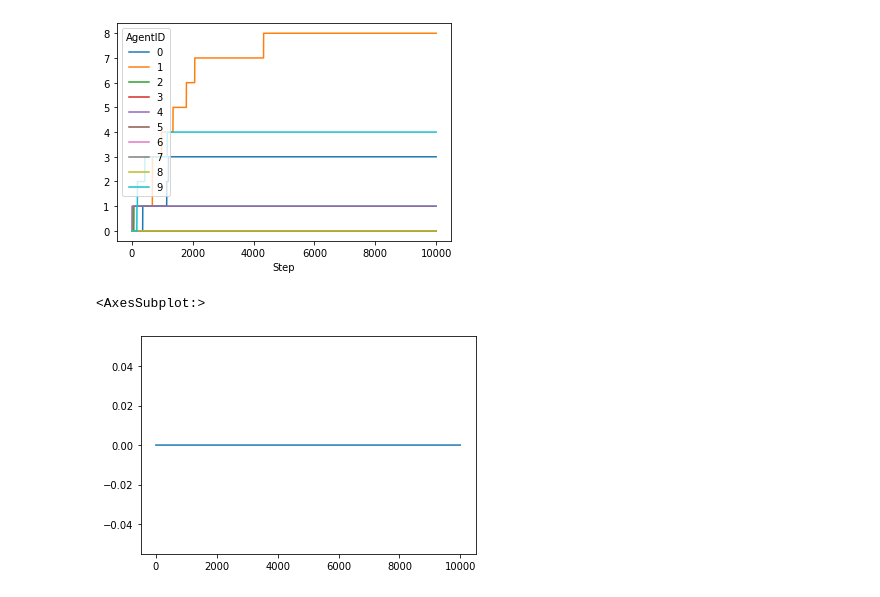
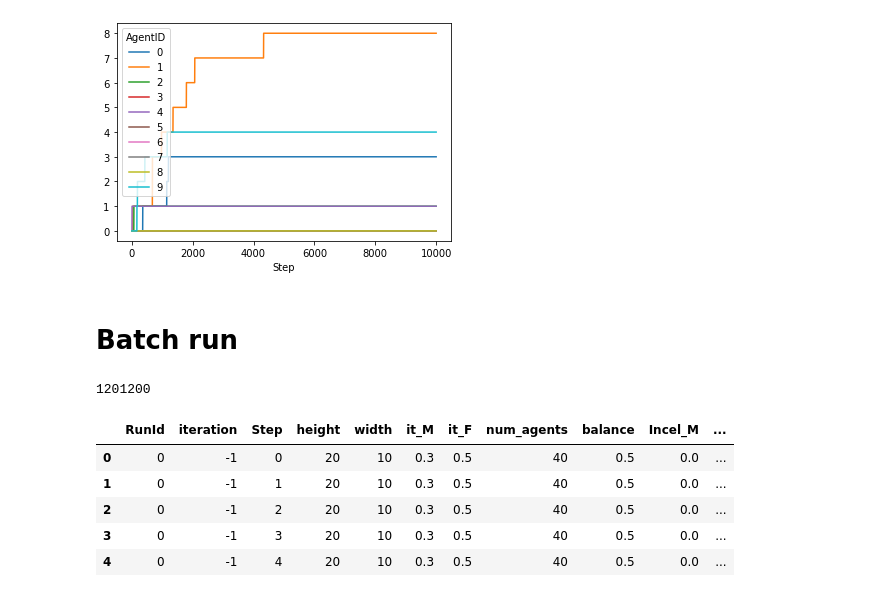
Before and after one commit to LeData/ABM_learning, a Jupyter notebook: testing.ipynb, the cells around one changed output. Cells and saved outputs as stored; diff of their text form; code cells hidden in the pictures.

```diff
--- a/testing.ipynb
+++ b/testing.ipynb
@@ -54,8 +52,5 @@ df["Separations"].unstack().applymap(len).plot();
 df["Rejections"].unstack().applymap(len).plot();
 # %% [output]
 [figure]
-# %%
-mm.datacollector.get_model_vars_dataframe()["Incel_prop"].plot()
-# %% [output]
-<AxesSubplot:>
-[figure, removed]
+# %% [markdown]
+# Batch run
@@ -61,0 +79,14 @@ mm.datacollector.get_model_vars_dataframe()["Incel_prop"].plot()
+# %%
+len(results_s)
+# %% [output]
+1201200
+# %%
+df_s = pd.DataFrame(results_s)
+df_s.head()
+# %% [output]
+|  | RunId | iteration | Step | height | width | it_M | it_F | num_agents | balance | Incel_M | ... |
+| 0 | 0 | -1 | 0 | 20 | 10 | 0.3 | 0.5 | 40 | 0.5 | 0.0 | ... |
+| 1 | 0 | -1 | 1 | 20 | 10 | 0.3 | 0.5 | 40 | 0.5 | 0.0 | ... |
+| 2 | 0 | -1 | 2 | 20 | 10 | 0.3 | 0.5 | 40 | 0.5 | 0.0 | ... |
+| 3 | 0 | -1 | 3 | 20 | 10 | 0.3 | 0.5 | 40 | 0.5 | 0.0 | ... |
+| 4 | 0 | -1 | 4 | 20 | 10 | 0.3 | 0.5 | 40 | 0.5 | 0.0 | ... |
```
Also changed, not shown: parts of 13 cells of this notebook, 2 other files.
